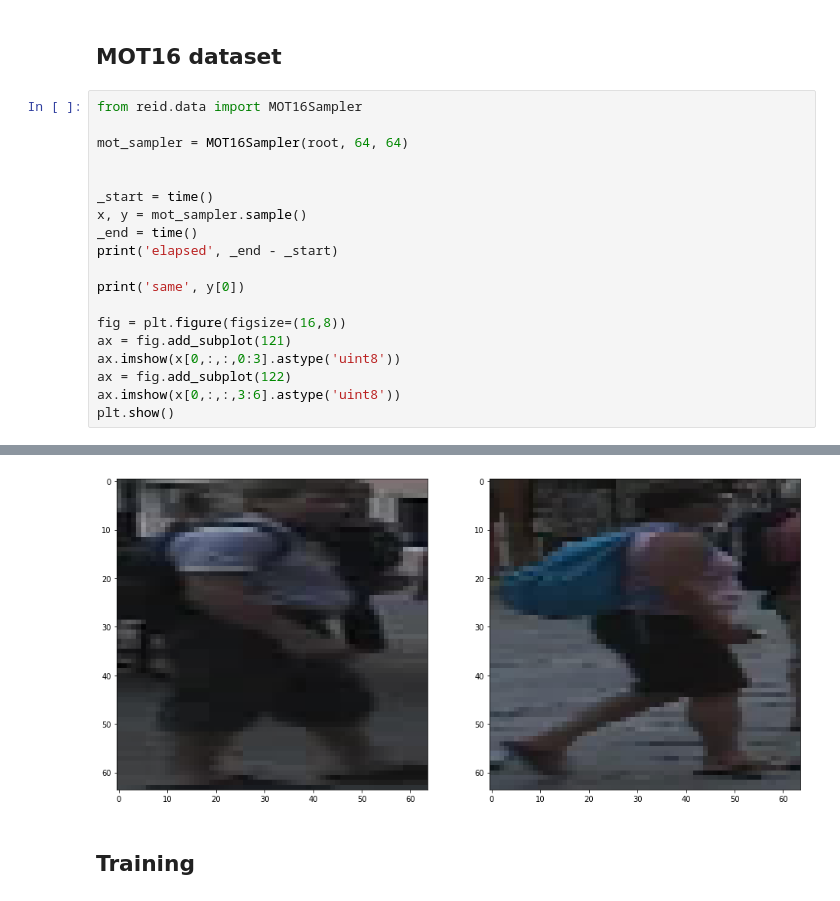
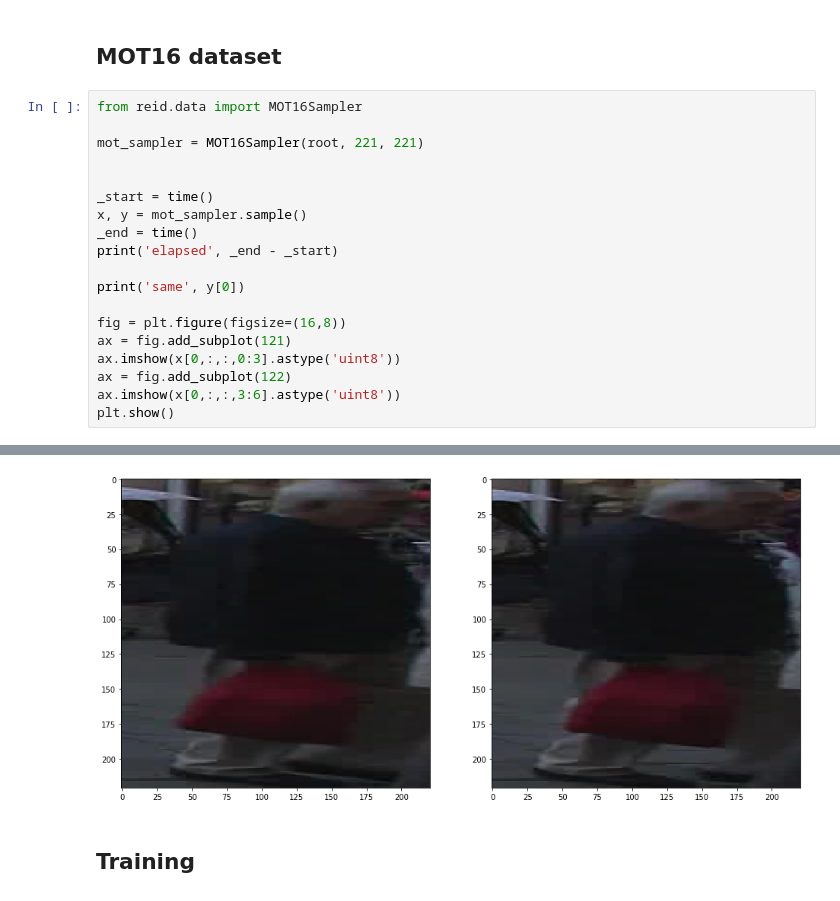
Before and after one commit to jutanke/person_reid, a Jupyter notebook: train.ipynb, the cells around one changed output, grey strips where cells are left out. Cells and saved outputs as stored; diff of their text form.

```diff
--- a/train.ipynb
+++ b/train.ipynb
@@ -90,7 +86,7 @@ same [0 1]
 # %%
 from reid.data import MOT16Sampler
 
-mot_sampler = MOT16Sampler(root, 64, 64)
+mot_sampler = MOT16Sampler(root, 221, 221)
 
 
 _start = time()
@@ -118,4 +114,4 @@ same [0 1]
-[figure, old version]
+[figure, new version]
 # %% [markdown]
 ## Training
 # %%
```
Also changed, not shown: parts of 5 cells of this notebook.
